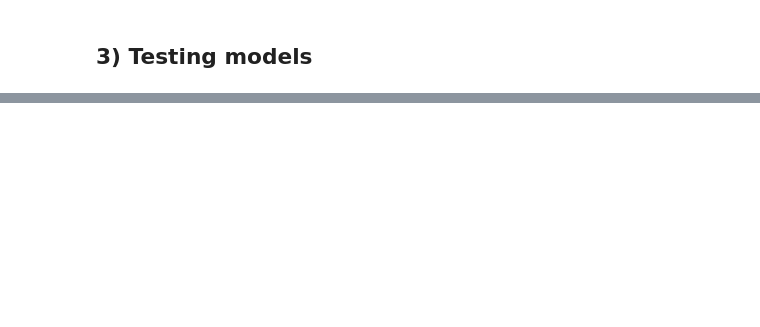
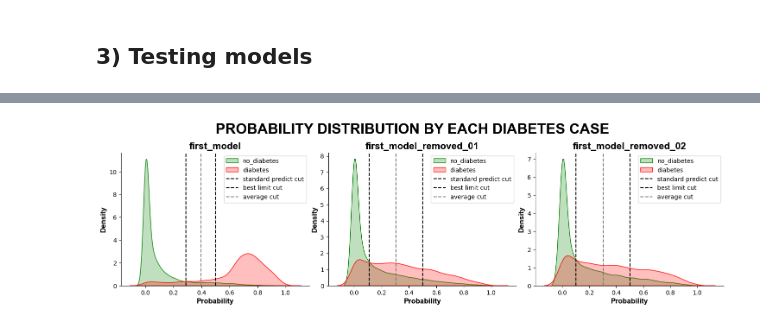
Before and after one commit to TulioInoue/diabetes_study, a Jupyter notebook: training.ipynb, the cells around one changed output, grey strips where cells are left out. Drawn from its saved outputs; the diff is of its cells as text; code cells hidden in the pictures; blank space fills up the shorter version.

```diff
--- a/training.ipynb
+++ b/training.ipynb
@@ -334,0 +406,6 @@ cm_plot.plot()
+# %%
+model = joblib.load(
+    filename = "./models/randomforest.joblib"
+)
+
+model
@@ -334,0 +474,13 @@ cm_plot.plot()
+# %%
+first_model_removed_01 = RandomForestClassifier(
+    **model.get_params()
+)
+
+drop_columns_01 = feature_df.filter(
+    pl.col("FEATURE_IMPORTANCE") < .01
+)["NAMES"]
+
+first_model_removed_01.fit(
+    X = X_train.drop(drop_columns_01, axis = 1),
+    y = y_train
+)
@@ -334,0 +494,61 @@ cm_plot.plot()
+# %%
+y_probs = [
+     {
+          "name": "first_model",
+          "prob": model.predict_proba(x_test)[:, 1]
+     },
+     {
+          "name": "first_model_removed_01",
+          "prob": first_model_removed_01.predict_proba(x_test.drop(
+               drop_columns_01, axis = 1
+          ))[:, 1],
+     },
+     {
+          "name": "first_model_removed_02",
+          "prob": first_model_removed_02.predict_proba(x_test.drop(
+              drop_columns_02, axis = 1
+          ))[:, 1],
+     },
+]
+
+fig, axs = plt.subplots(
+     ncols = 3,
+     figsize = (18, 4),
+     gridspec_kw = {
+          "wspace": 0.1
+     }
+)
+
+axs = axs.flatten()
+
+for index, y_prob in enumerate(y_probs):
+
+     fpr, tpr, thresholds = roc_curve(y_test, y_prob["prob"])
+     j_scores = tpr - fpr
+     best_idx = np.argmax(j_scores)
+     best_threshold = thresholds[best_idx]
+
+     sns.kdeplot(y_prob["prob"][y_test == 0], ax = axs[index], fill = True, label = "no_diabetes", color = "green", common_norm = False)
+     sns.kdeplot(y_prob["prob"][y_test == 1], ax = axs[index], fill = True, label = "diabetes", color = "red", common_norm = False)
+
+     axs[index].axvline(x = 0.5, color = 'black', linestyle='--', label = 'standard predict cut')
+     axs[index].axvline(x = best_threshold, color = 'black', linestyle='--', label = 'best limit cut')
+     axs[index].axvline(x = (0.5 + best_threshold)/2, color = 'gray', linestyle='--', label = 'average cut')
+
+     axs[index].set_title(f"{y_prob['name']}", fontsize = 16, fontweight = "bold", fontfamily = "arial")
+     axs[index].set_xlabel("Probability", fontsize = 12, fontweight = "bold", fontfamily = "arial")
+     axs[index].set_ylabel("Density", fontsize = 12, fontweight = "bold", fontfamily = "arial")
+
+     axs[index].spines[["top", "right"]].set_visible(False)
+     axs[index].legend()
+
+plt.suptitle(
+     t = "PROBABILITY DISTRIBUTION BY EACH DIABETES CASE",
+     y = 1.05,
+     fontsize = 24,
+     fontweight = "bold",
+     fontfamily = "arial"
+)
+plt.show()
+# %% [output]
+[figure, added]
```
Also changed, not shown: parts of 53 cells of this notebook, 4 other files.
